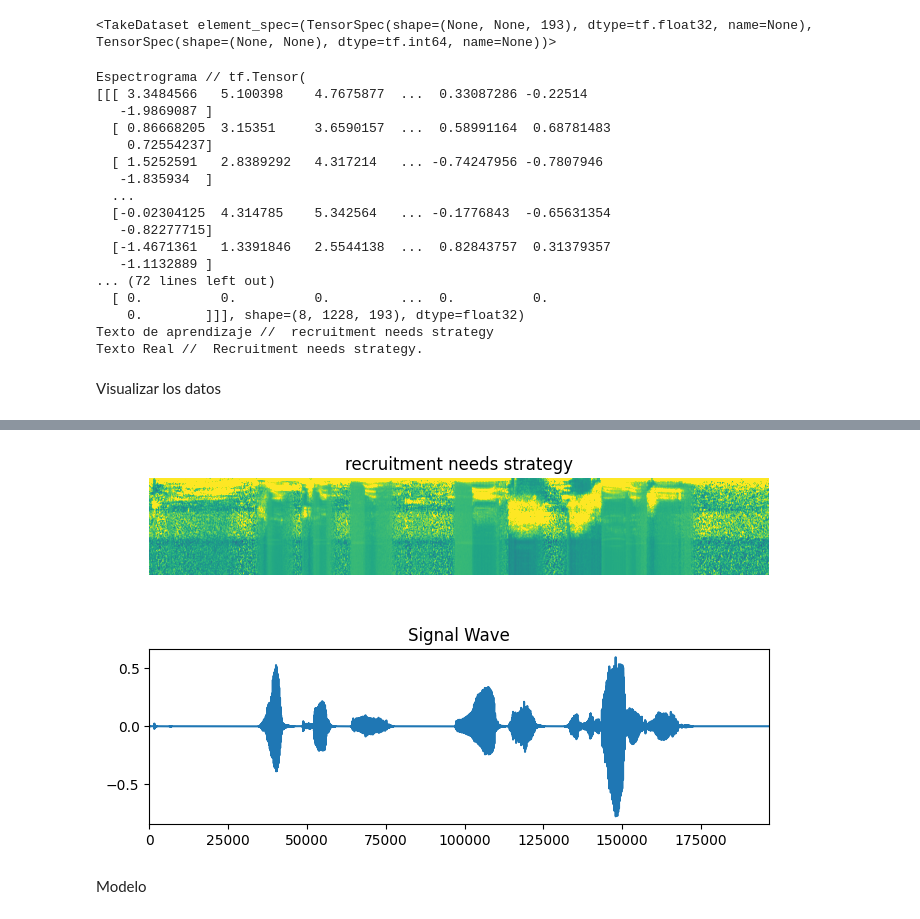
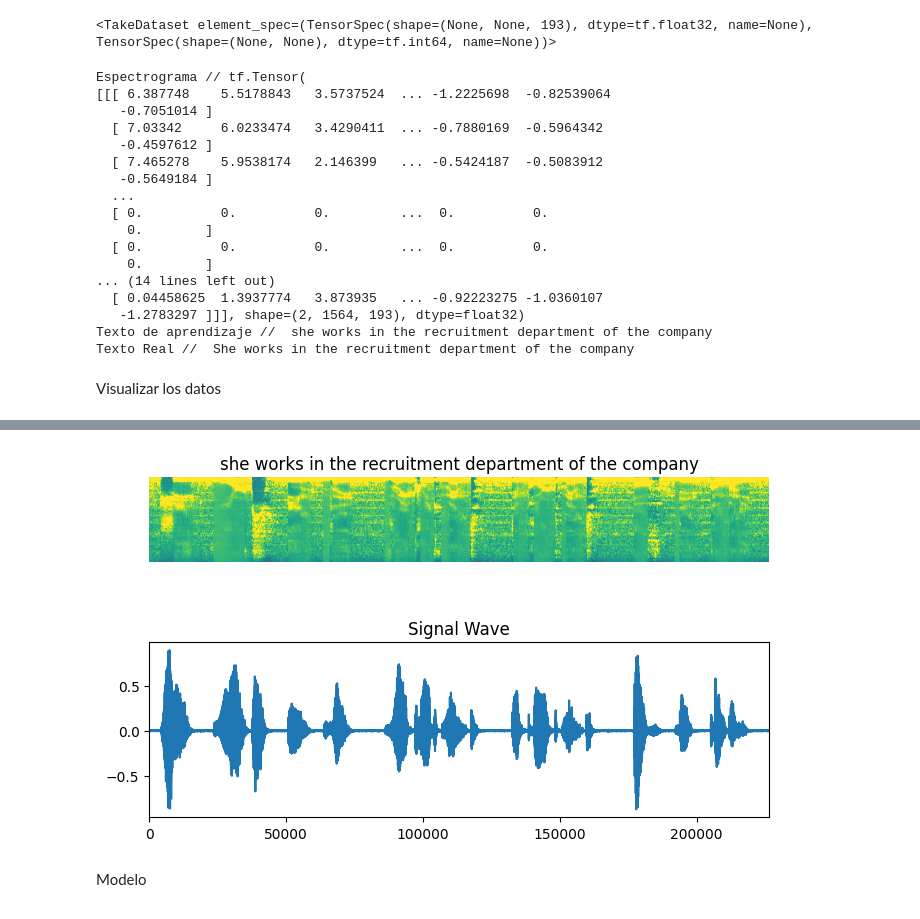
Before and after one commit to AndrikSJD/SpeechRecognitionCTC, a Jupyter notebook: speechRecognition.ipynb, the cells around one changed output, grey strips where cells are left out. Drawn from its saved outputs; the diff is of its cells as text; code cells hidden in the pictures.

```diff
--- a/speechRecognition.ipynb
+++ b/speechRecognition.ipynb
@@ -27,6 +30,6 @@ print(device_name)
 GPU Available: True
 [PhysicalDevice(name='/physical_device:GPU:0', device_type='GPU')]
 # %%
-dataset = pd.read_csv('AudiosDataset.csv')
+dataset = pd.read_csv('AudioDataset.csv')
 print(dataset.head())
 # %% [output]
@@ -94,13 +98,13 @@ Luz/frase92.wav shape: [131072      1]
 # %%
-from pydub import AudioSegment
-def convert_to_mono(file_path):
-    sound = AudioSegment.from_wav(file_path)
-    sound = sound.set_channels(1)
-    sound.export(file_path, format="wav")
-
-# Convertir los archivos problemáticos a mono
-for wav_file in dataset["name"]:
-    convert_to_mono(wav_file)
+# from pydub import AudioSegment
+# def convert_to_mono(file_path):
+#     sound = AudioSegment.from_wav(file_path)
+#     sound = sound.set_channels(1)
+#     sound.export(file_path, format="wav")
+#
+# # Convertir los archivos problemáticos a mono
+# for wav_file in dataset["name"]:
+#     convert_to_mono(wav_file)
 # %% [markdown]
 Preprocessing
 # %%
@@ -178,7 +182,7 @@ def encode_single_sample(wav_file, label):
 Crear los objetos del dataset
 # %%
 # Definir los datasets de entrenamiento y validación
-batch_size = 8
+batch_size = 2
 
 train_dataset = tf.data.Dataset.from_tensor_slices(
     (list(df_train["name"]), list(df_train["transcription"]))
@@ -212,49 +216,49 @@ for file_name, normalized_transcription in train_dataset.take(1):
     print("Texto Real // ", df_train["transcription"].tolist()[0])
 # %% [output]
 Espectrograma // tf.Tensor(
-[[[ 3.3484566   5.100398    4.7675877  ...  0.33087286 -0.22514
-   -1.9869087 ]
-  [ 0.86668205  3.15351     3.6590157  ...  0.58991164  0.68781483
-    0.72554237]
-  [ 1.5252591   2.8389292   4.317214   ... -0.74247956 -0.7807946
-   -1.835934  ]
+[[[ 6.387748    5.5178843   3.5737524  ... -1.2225698  -0.82539064
+   -0.7051014 ]
+  [ 7.03342     6.0233474   3.4290411  ... -0.7880169  -0.5964342
+   -0.4597612 ]
+  [ 7.465278    5.9538174   2.146399   ... -0.5424187  -0.5083912
+   -0.5649184 ]
   ...
-  [-0.02304125  4.314785    5.342564   ... -0.1776843  -0.65631354
-   -0.82277715]
-  [-1.4671361   1.3391846   2.5544138  ...  0.82843757  0.31379357
-   -1.1132889 ]
-... (72 lines left out)
   [ 0.          0.          0.         ...  0.          0.
-    0.        ]]], shape=(8, 1228, 193), dtype=float32)
-Texto de aprendizaje //  recruitment needs strategy
-Texto Real //  Recruitment needs strategy.
+    0.        ]
+  [ 0.          0.          0.         ...  0.          0.
+    0.        ]
+... (14 lines left out)
+  [ 0.04458625  1.3937774   3.873935   ... -0.92223275 -1.0360107
+   -1.2783297 ]]], shape=(2, 1564, 193), dtype=float32)
+Texto de aprendizaje //  she works in the recruitment department of the company
+Texto Real //  She works in the recruitment department of the company
 # %% [markdown]
 Visualizar los datos
 # %%
 fig = plt.figure(figsize=(8, 5))
 for batch in train_dataset.take(1):
     spectrogram = batch[0][0].numpy()
     spectrogram = np.array([np.trim_zeros(x) for x in np.transpose(spectrogram)])
     label = batch[1][0]
     # Spectrogram
     label = tf.strings.reduce_join(num_to_char(label)).numpy().decode("utf-8")
     ax = plt.subplot(2, 1, 1)
     ax.imshow(spectrogram, vmax=1)
     ax.set_title(label)
     ax.axis("off")
     # Wav
     file = tf.io.read_file(list(df_train["name"])[0] )
     audio, _ = tf.audio.decode_wav(file)
     audio = audio.numpy()
     ax = plt.subplot(2, 1, 2)
     plt.plot(audio)
     ax.set_title("Signal Wave")
     ax.set_xlim(0, len(audio))
-    display.display(display.Audio(np.transpose(audio), rate=38000)) #rate=16000))
+    display.display(display.Audio(np.transpose(audio), rate=22000)) #rate=16000))
 plt.show()
 # %% [output]
 [interactive output not drawn]
-[figure, old version]
+[figure, new version]
 # %% [markdown]
 Modelo
 # %%
```
Also changed, not shown: parts of 7 cells of this notebook, 3 other files.
